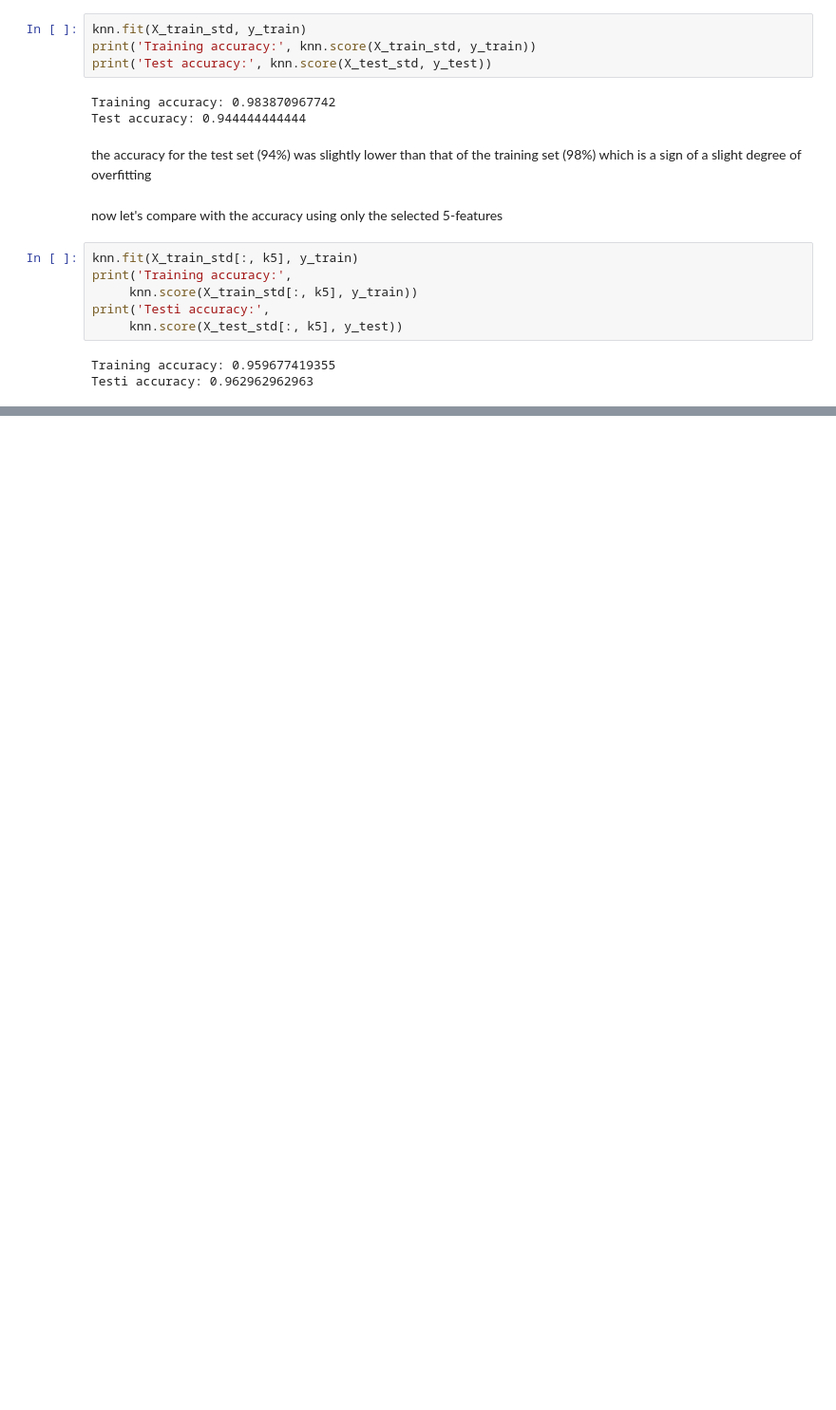
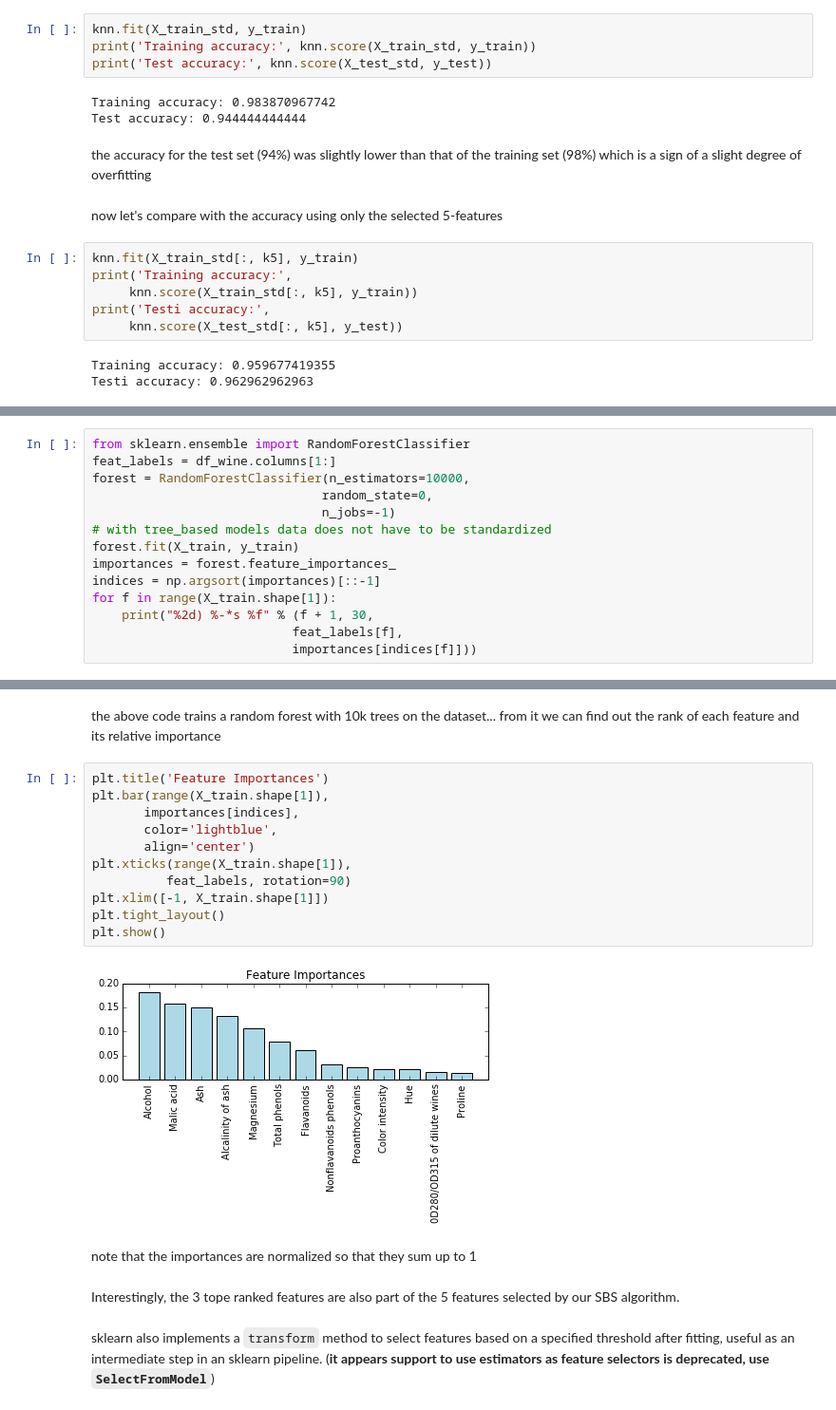
Before and after one commit to habbes/python-ml, a Jupyter notebook: chapter4.ipynb, the cells around one changed output, grey strips where cells are left out. Shown at 95% size. Saved outputs shown, nothing was run; the diff lists cells and outputs as text; blank space fills up the shorter version.

Commit message:
Assessing feature importance using random forests

```diff
--- a/chapter4.ipynb
+++ b/chapter4.ipynb
@@ -424,0 +427,14 @@ with fewer than half of the original features, the accuracy on the testing sampl
+# %%
+from sklearn.ensemble import RandomForestClassifier
+feat_labels = df_wine.columns[1:]
+forest = RandomForestClassifier(n_estimators=10000,
+                               random_state=0,
+                               n_jobs=-1)
+# with tree_based models data does not have to be standardized
+forest.fit(X_train, y_train)
+importances = forest.feature_importances_
+indices = np.argsort(importances)[::-1]
+for f in range(X_train.shape[1]):
+    print("%2d) %-*s %f" % (f + 1, 30,
+                           feat_labels[f],
+                           importances[indices[f]]))
@@ -424,0 +455,21 @@ with fewer than half of the original features, the accuracy on the testing sampl
+# %% [markdown]
+the above code trains a random forest with 10k trees on the dataset... from it we can find out the rank of each feature and its relative importance
+# %%
+plt.title('Feature Importances')
+plt.bar(range(X_train.shape[1]),
+       importances[indices],
+       color='lightblue',
+       align='center')
+plt.xticks(range(X_train.shape[1]),
+          feat_labels, rotation=90)
+plt.xlim([-1, X_train.shape[1]])
+plt.tight_layout()
+plt.show()
+# %% [output]
+[figure, added]
+# %% [markdown]
+note that the importances are normalized so that they sum up to 1
+# %% [markdown]
+Interestingly, the 3 tope ranked features are also part of the 5 features selected by our SBS algorithm.
+# %% [markdown]
+sklearn also implements a `transform` method to select features based on a specified threshold after fitting, useful as an intermediate step in an sklearn pipeline. (**it appears support to use estimators as feature selectors is deprecated, use `SelectFromModel`**)
```
Also changed, not shown: parts of 4 cells of this notebook.
